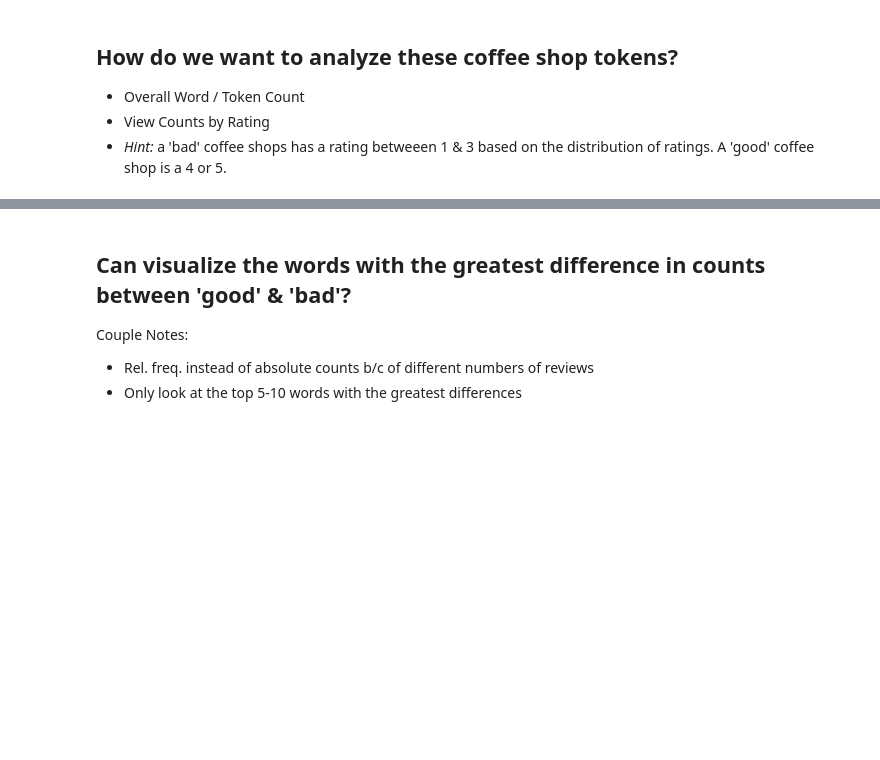
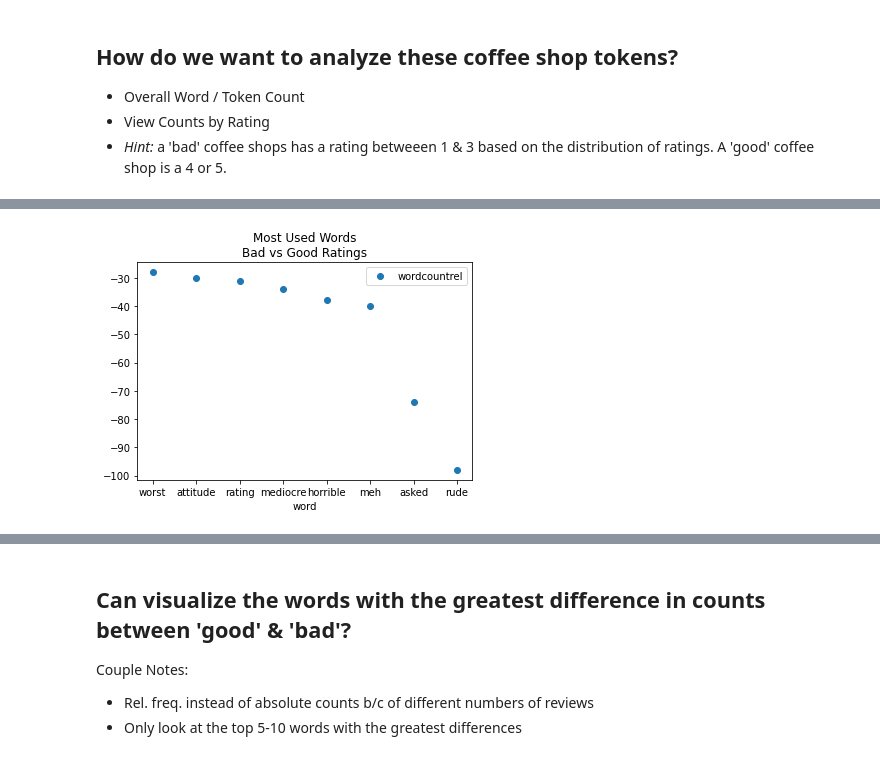
Before and after one commit to danoand/DS-Unit-4-Sprint-1-NLP, a Jupyter notebook: module1-text-data/LS_DS_411_Text_Data_Assignment.ipynb, the cells around one changed output, grey strips where cells are left out. Cells and saved outputs as stored; diff of their text form; code cells hidden in the pictures; blank space fills up the shorter version.

```diff
--- a/module1-text-data/LS_DS_411_Text_Data_Assignment.ipynb
+++ b/module1-text-data/LS_DS_411_Text_Data_Assignment.ipynb
@@ -173,0 +275,10 @@ df_shops_upd.to_csv("df_shops.csv")
+# %%
+# Generate the word count relative to good and bad ratings.
+#  * A word used in a good review is scored +1
+#  * The same word used in a bad review is scored -1
+df_wrd_cnt_rel = proc_word_rel_diff(df_shops_upd)
+df_wrd_cnt_rel.reset_index(drop=True)
+
+# Sort used words by their "relative" count
+df_wrd_cnt_rel.sort_values("wordcountrel", ascending=False, inplace=True)
+df_wrd_cnt_rel.to_csv("df_wrd_cnt_rel.csv")
@@ -173,0 +306,5 @@ df_shops_upd.to_csv("df_shops.csv")
+# %%
+# Plot the words with the lowest 'relative' score
+df_wrd_cnt_rel.tail(8).plot(x='word', y='wordcountrel', style='o', title='Most Used Words\nBad vs Good Ratings');
+# %% [output]
+[figure, added]
```
Also changed, not shown: parts of 12 cells of this notebook, 2 other files.
